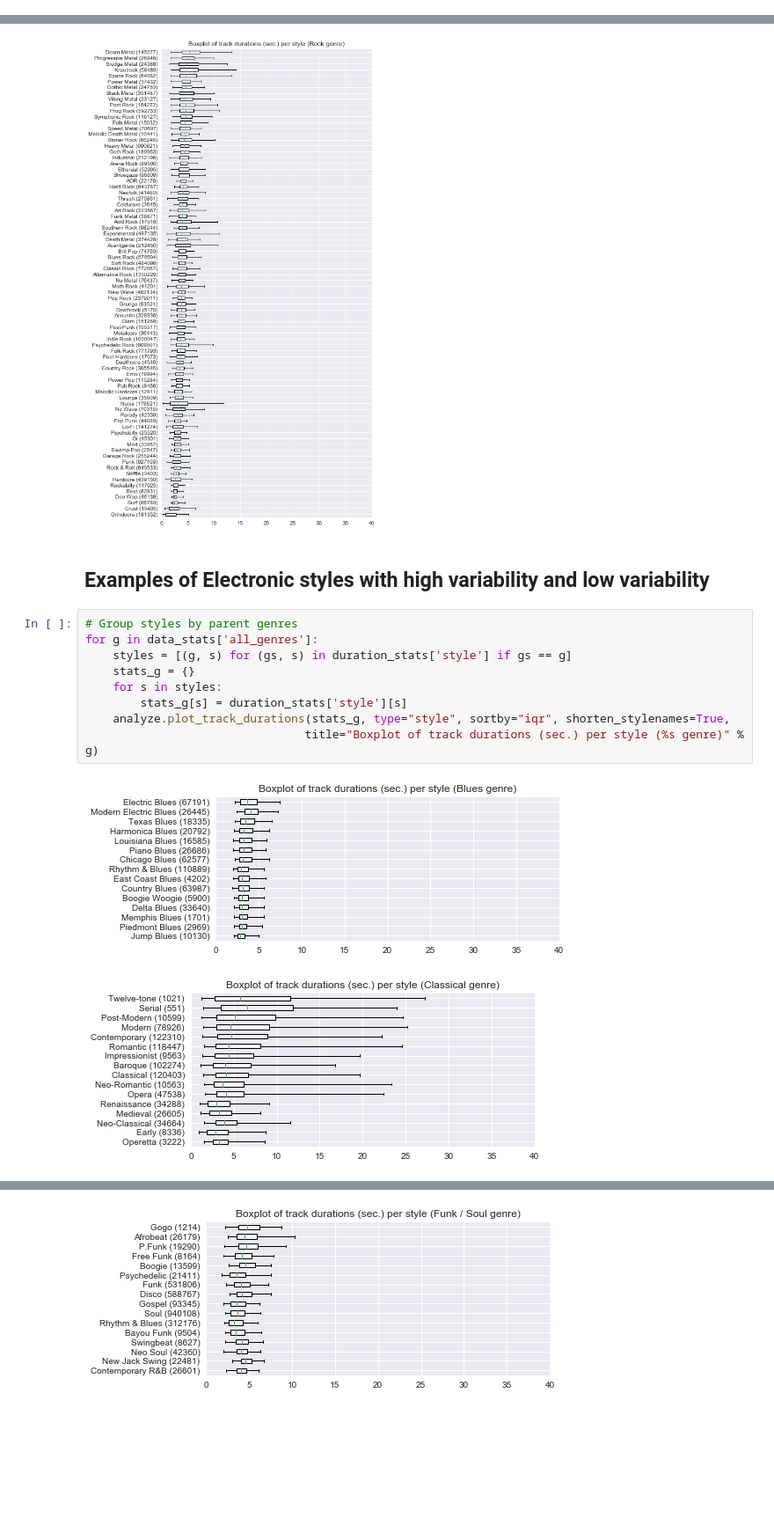
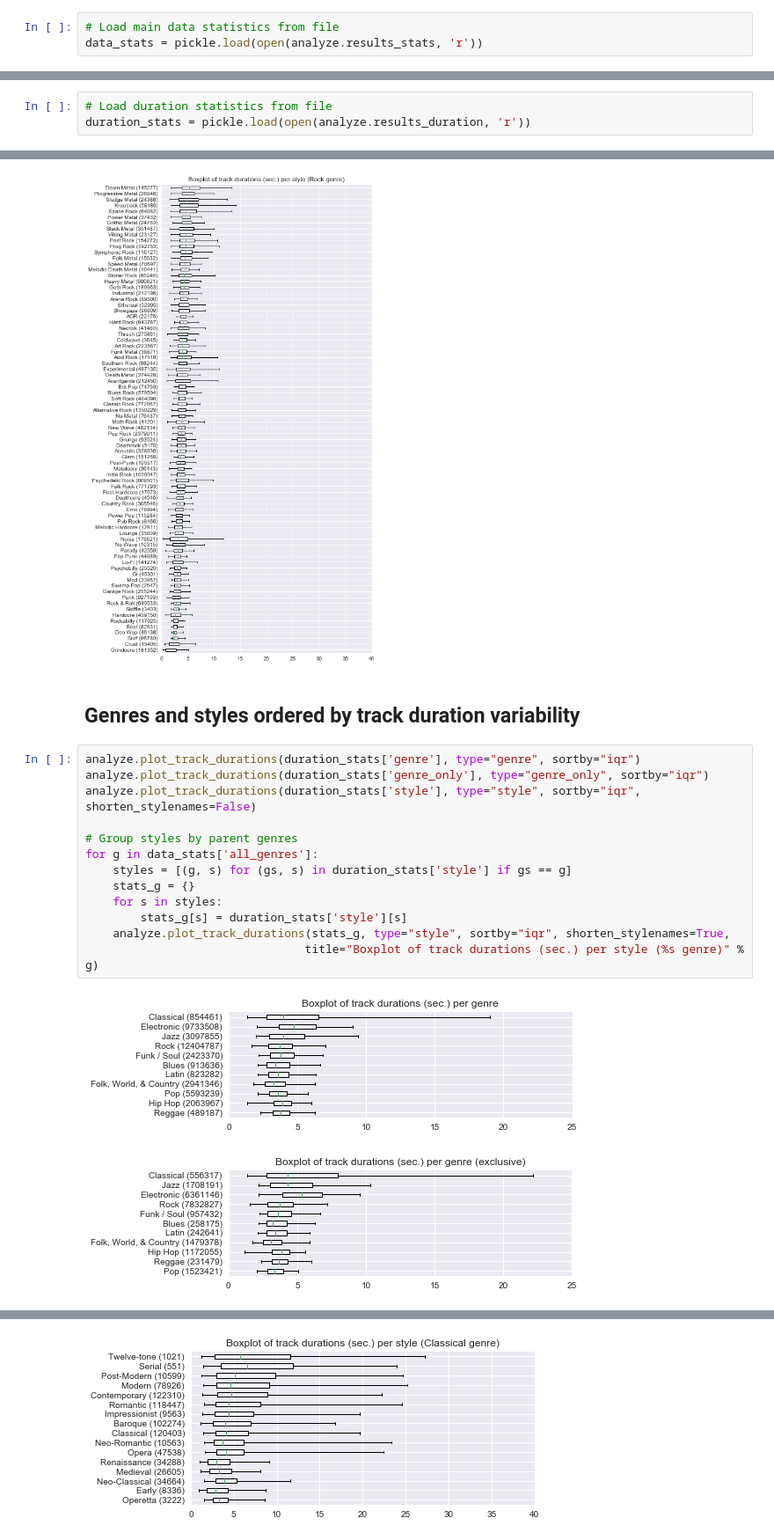
Before and after one commit to dbogdanov/ismir2017-discogs, a Jupyter notebook: code/experiments.ipynb, the cells around one changed output, grey strips where cells are left out. Shown at 88% size. Cells and saved outputs as stored; diff of their text form; blank space fills up the shorter version.

Commit message:
Improve tracks durations section in the notebook
Organize all plots better

```diff
--- a/code/experiments.ipynb
+++ b/code/experiments.ipynb
@@ -86,4 +92,7 @@ data_stats['coverage_countries_evolution'] = analyze.coverage_countries_evolutio
 pickle.dump(data_stats, open(analyze.results_stats, 'wb'))
+# %%
+# Load main data statistics from file
+data_stats = pickle.load(open(analyze.results_stats, 'r'))
 # %% [markdown]
 # Average track durations
 # %%
@@ -103 +114,4 @@ duration_stats['style'] = analyze.track_duration_per_genre(data_notmixed, type="
 pickle.dump(duration_stats, open(analyze.results_duration, 'wb'))
+# %%
+# Load duration statistics from file
+duration_stats = pickle.load(open(analyze.results_duration, 'r'))
@@ -130,17 +149,21 @@ for g in data_stats['all_genres']:
 [figure]
 [figure]
 [figure]
-# %% [markdown]
-## Examples of Electronic styles with high variability and low variability
+# %% [markdown]
+## Genres and styles ordered by track duration variability
 # %%
+analyze.plot_track_durations(duration_stats['genre'], type="genre", sortby="iqr")
+analyze.plot_track_durations(duration_stats['genre_only'], type="genre_only", sortby="iqr")
+analyze.plot_track_durations(duration_stats['style'], type="style", sortby="iqr", shorten_stylenames=False)
+
 # Group styles by parent genres
 for g in data_stats['all_genres']:
     styles = [(g, s) for (gs, s) in duration_stats['style'] if gs == g]
     stats_g = {}
     for s in styles:
         stats_g[s] = duration_stats['style'][s]
     analyze.plot_track_durations(stats_g, type="style", sortby="iqr", shorten_stylenames=True,
                                 title="Boxplot of track durations (sec.) per style (%s genre)" % g)
 # %% [output]
-[figure, old version]
+[figure, new version]
-[figure, old version]
+[figure, new version]
@@ -149 +172 @@ for g in data_stats['all_genres']:
-[figure, old version]
+[figure, new version]
```
Also changed, not shown: parts of 19 cells of this notebook.
